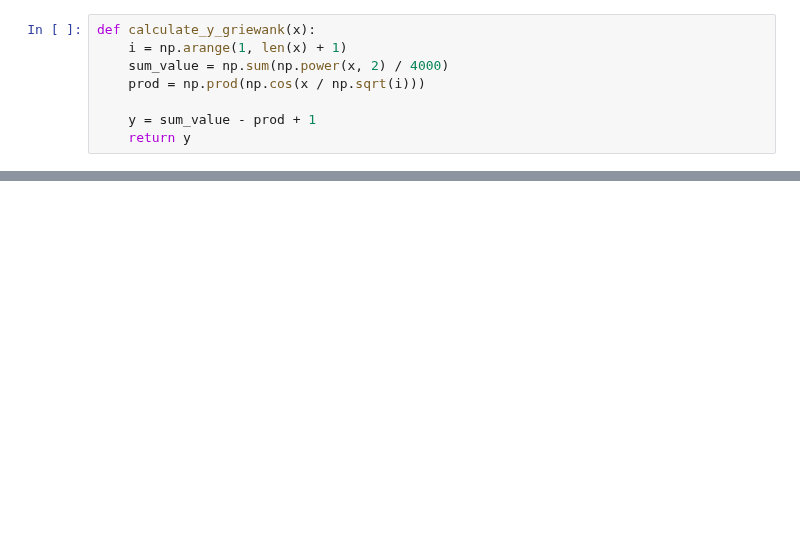
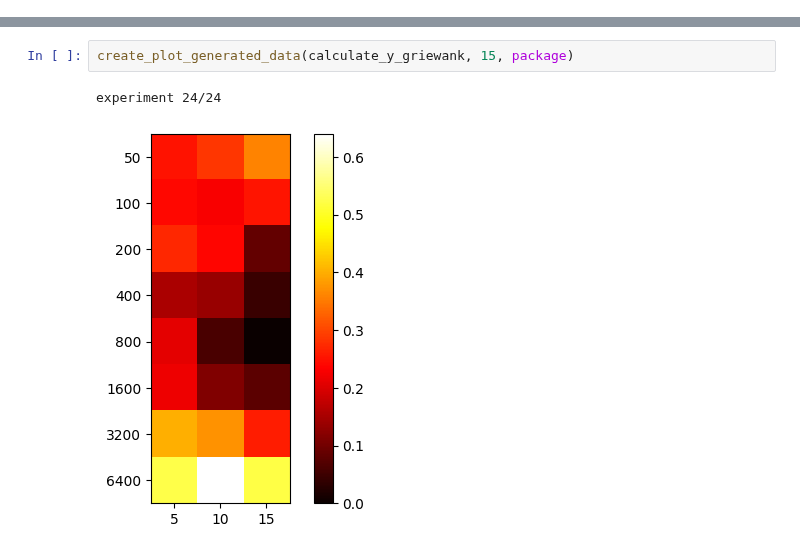
Before and after one commit to inagege/ImprovingSubgroupDiscovery, a Jupyter notebook: PRIM_Performance_Analyzing/PRIM_Baseline.ipynb, the cells around one changed output, grey strips where cells are left out. Cells and saved outputs as stored; diff of their text form; blank space fills up the shorter version.

```diff
--- a/PRIM_Performance_Analyzing/PRIM_Baseline.ipynb
+++ b/PRIM_Performance_Analyzing/PRIM_Baseline.ipynb
@@ -59,8 +0,0 @@ def calculate_y_ackley(x, a=20, b=0.2, c=2 * np.pi):
-# %%
-def calculate_y_griewank(x):
-    i = np.arange(1, len(x) + 1)
-    sum_value = np.sum(np.power(x, 2) / 4000)
-    prod = np.prod(np.cos(x / np.sqrt(i)))
-
-    y = sum_value - prod + 1
-    return y
@@ -103 +15,6 @@ def calculate_precision_test_data(lims, x_test, y_test):
+# %%
+create_plot_generated_data(calculate_y_griewank, 15, package)
+# %% [output]
+experiment 24/24
+[figure, added]
 # %%
```
Also changed, not shown: parts of 15 cells of this notebook, 11 other files.
